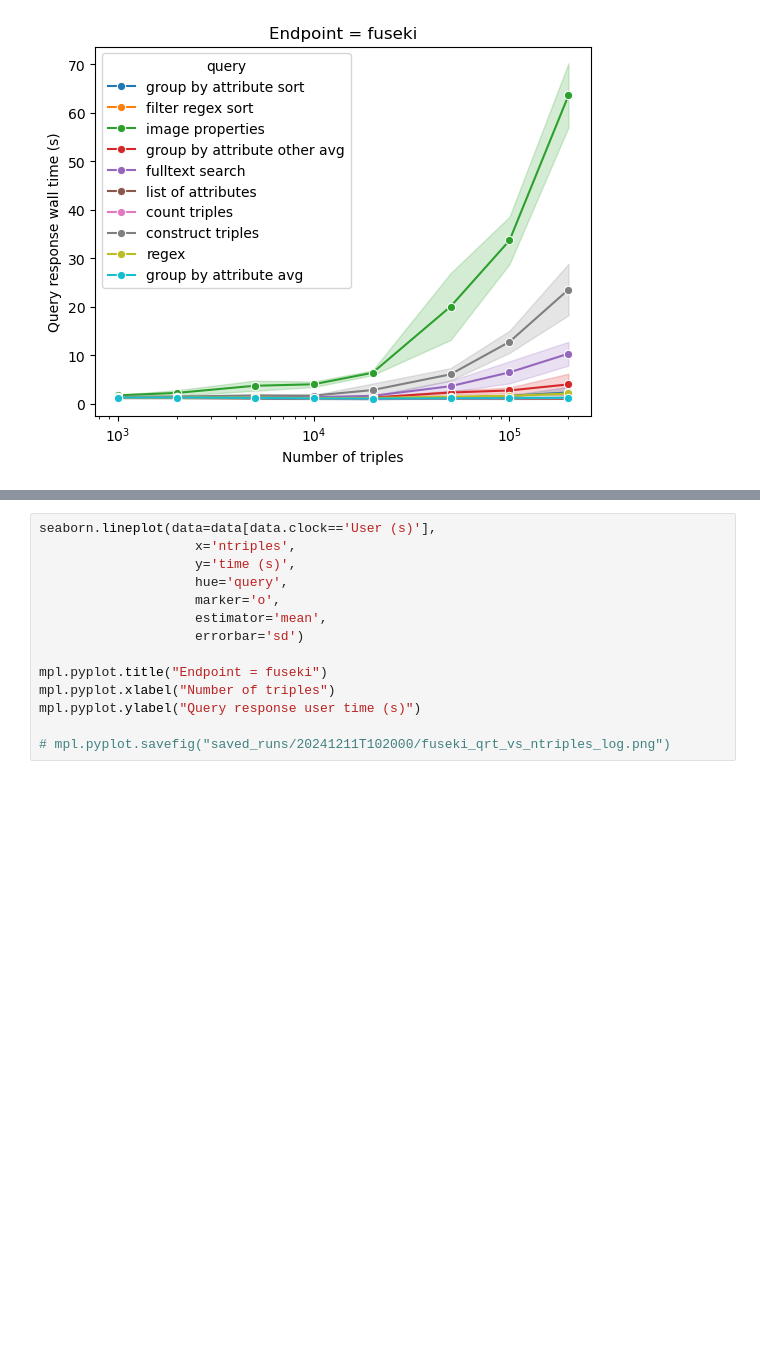
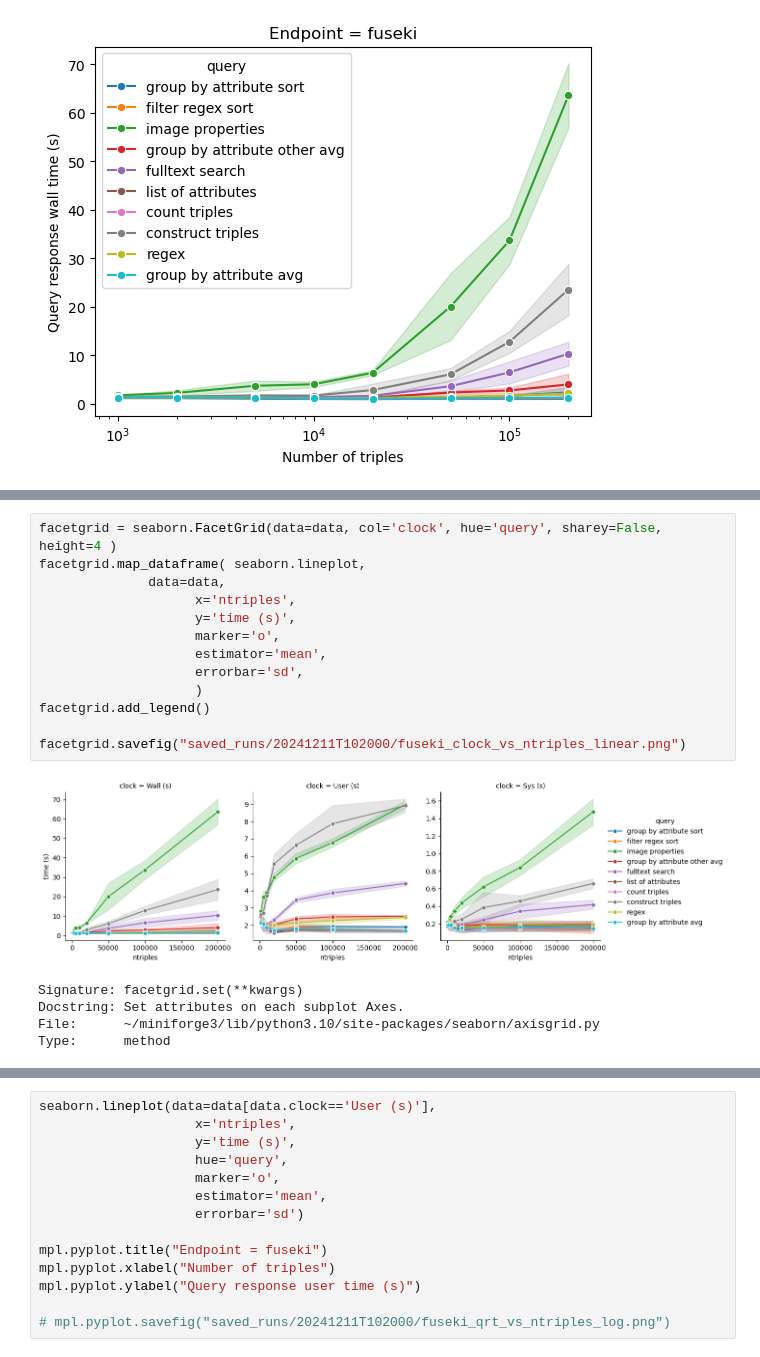
Before and after one commit to NFDI4BIOIMAGE/omero-kg-benchmark, a Jupyter notebook: queries/20241211T102000_analyze_timings_graphsize.ipynb, the cells around one changed output, grey strips where cells are left out. Cells and saved outputs as stored; diff of their text form; blank space fills up the shorter version.

Commit message:
Update figures

```diff
--- a/queries/20241211T102000_analyze_timings_graphsize.ipynb
+++ b/queries/20241211T102000_analyze_timings_graphsize.ipynb
@@ -84,0 +105,19 @@ mpl.pyplot.savefig("saved_runs/20241211T102000/fuseki_qrt_vs_ntriples_log.png")
+# %%
+facetgrid = seaborn.FacetGrid(data=data, col='clock', hue='query', sharey=False, height=4 )
+facetgrid.map_dataframe( seaborn.lineplot,
+              data=data,
+                    x='ntriples',
+                    y='time (s)',
+                    marker='o',
+                    estimator='mean',
+                    errorbar='sd',
+                    )
+facetgrid.add_legend()
+
+facetgrid.savefig("saved_runs/20241211T102000/fuseki_clock_vs_ntriples_linear.png")
+# %% [output]
+[figure, added]
+Signature: facetgrid.set(**kwargs)
+Docstring: Set attributes on each subplot Axes.
+File:      ~/miniforge3/lib/python3.10/site-packages/seaborn/axisgrid.py
+Type:      method
```
Also changed, not shown: parts of 8 cells of this notebook, 3 other files.
